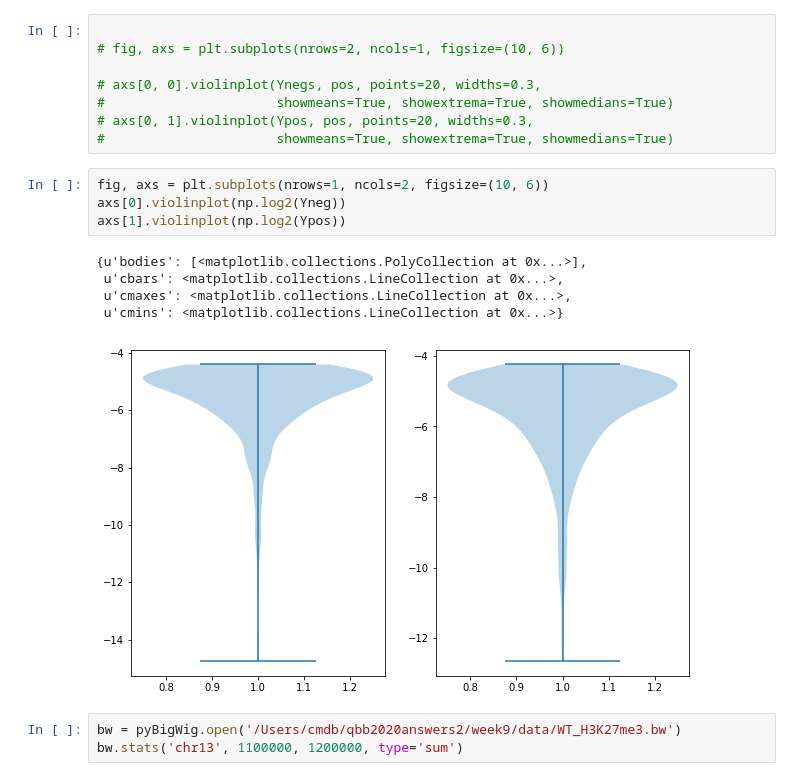
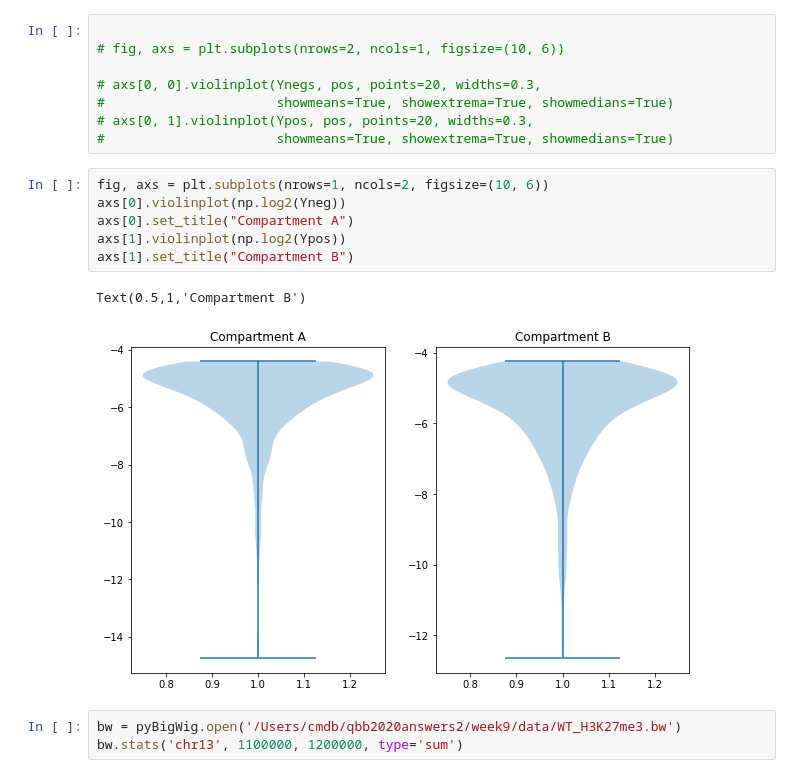
Before and after one commit to lpappal1/qbb2020answers2, a Jupyter notebook: week9/Week11.ipynb, the cells around one changed output. Cells and saved outputs as stored; diff of their text form.

```diff
--- a/week9/Week11.ipynb
+++ b/week9/Week11.ipynb
@@ -188,13 +186,12 @@ for i in Y:
 # %%
 fig, axs = plt.subplots(nrows=1, ncols=2, figsize=(10, 6))
 axs[0].violinplot(np.log2(Yneg))
+axs[0].set_title("Compartment A")
 axs[1].violinplot(np.log2(Ypos))
+axs[1].set_title("Compartment B")
 # %% [output]
-{u'bodies': [<matplotlib.collections.PolyCollection at 0x...>],
- u'cbars': <matplotlib.collections.LineCollection at 0x...>,
- u'cmaxes': <matplotlib.collections.LineCollection at 0x...>,
- u'cmins': <matplotlib.collections.LineCollection at 0x...>}
+Text(0.5,1,'Compartment B')
-[figure, old version]
+[figure, new version]
 # %%
 bw = pyBigWig.open('/Users/cmdb/qbb2020answers2/week9/data/WT_H3K27me3.bw')
 bw.stats('chr13', 1100000, 1200000, type='sum')
```
Also changed, not shown: parts of 7 cells of this notebook.
